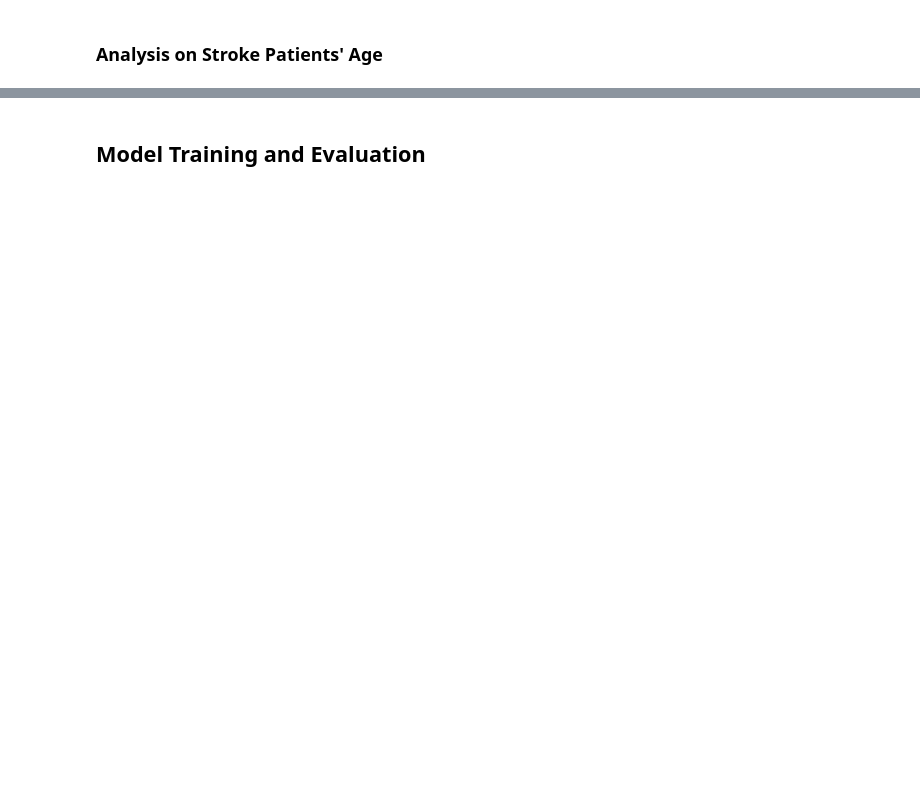
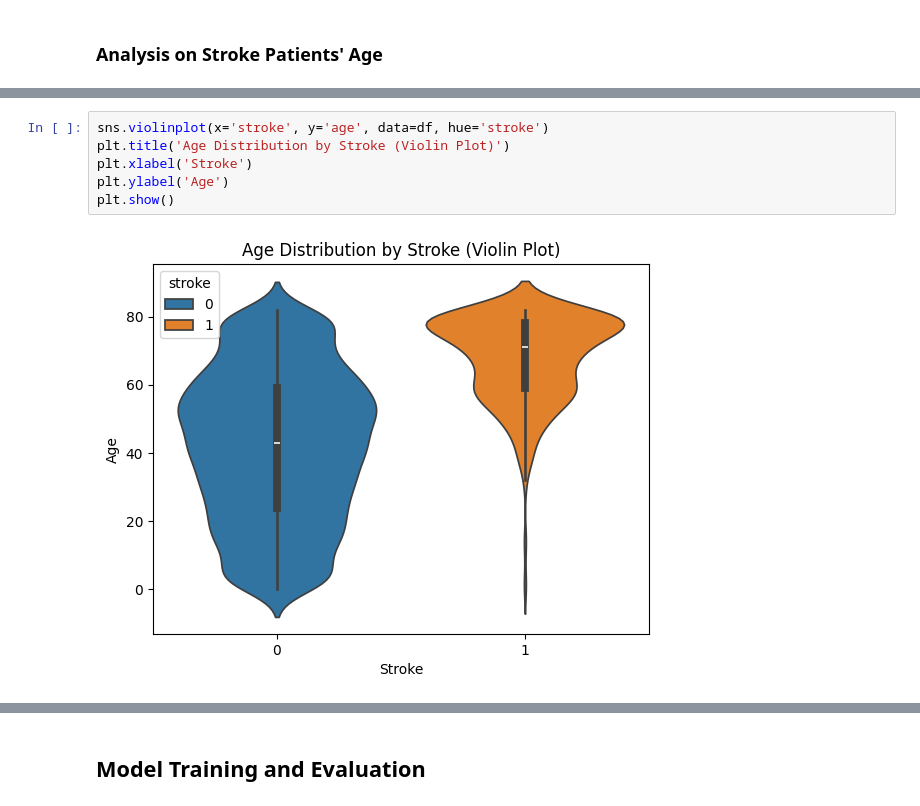
Before and after one commit to KejiaRuan/ECE-225A-Project-Brain-Stroke-Analysis-and-Prediction, a Jupyter notebook: data_analysis.ipynb, the cells around one changed output, grey strips where cells are left out. Drawn from its saved outputs; the diff is of its cells as text; blank space fills up the shorter version.

```diff
--- a/data_analysis.ipynb
+++ b/data_analysis.ipynb
@@ -175,0 +325,8 @@ There is no significant difference in stroke rates between genders.
+# %%
+sns.violinplot(x='stroke', y='age', data=df, hue='stroke')
+plt.title('Age Distribution by Stroke (Violin Plot)')
+plt.xlabel('Stroke')
+plt.ylabel('Age')
+plt.show()
+# %% [output]
+[figure, added]
```
Also changed, not shown: parts of 41 cells of this notebook.
